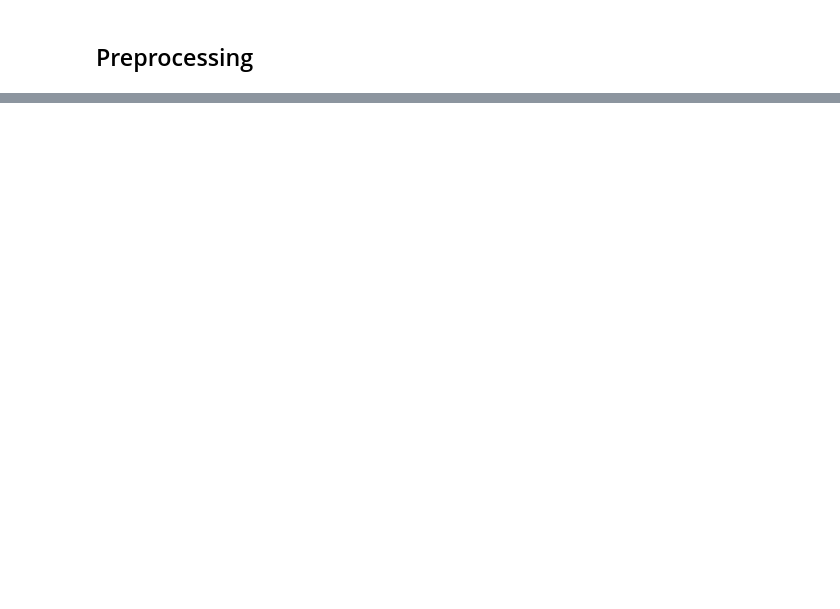
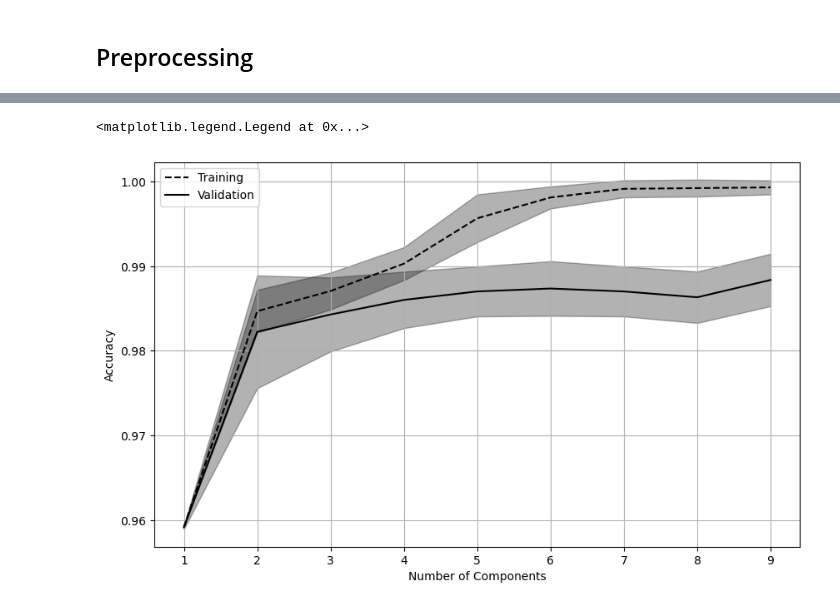
Before and after one commit to DerZ115/raman-pca, a Jupyter notebook: pca_lda.ipynb, the cells around one changed output, grey strips where cells are left out. Drawn from its saved outputs; the diff is of its cells as text; code cells hidden in the pictures; blank space fills up the shorter version.

```diff
--- a/pca_lda.ipynb
+++ b/pca_lda.ipynb
@@ -27,6 +43,7 @@ plt.rcParams['figure.dpi'] = 100
 # %%
 # Path where the data is stored
-data_path = "./data/rec_ecoli_S_12h.csv"
+data_path = "./data/sersitive daten/"
+name = "SERSitive Silver S"
 
 # Spectral range to analyze
 # Use 'None' to use the whole range'
@@ -77,15 +94,15 @@ clf = Pipeline(steps=[("pca", PCA()),
                       ("lda", LinearDiscriminantAnalysis())])
 
 p_grid = {
-    "pca__n_components": range(5, 6)
+    "pca__n_components": range(1, 10)
 }
 
 scoring = [
-    "accuracy",
-    "f1"
+    "accuracy"
 ]
 
-clf, ct_results, cv_results = randomized_cv(clf, X, y,
-                                            param_grid=p_grid,
-                                            ct_scoring=scoring,
-                                            n_jobs=-1)
+cv = CrossValidator(clf, p_grid,
+                    coef_func=lambda x: np.matmul(x[0].components_.T,
+                                                  x[1].scalings_),
+                    n_jobs=-1,
+                    feature_names=wns_reduced).fit(X, y)
@@ -135,0 +128,13 @@ ax.legend(loc="lower right")
+# %%
+cv_df = pd.DataFrame(cv.cv_results_)
+
+fig, ax = plt.subplots()
+plot_validation_curve(cv_df, ax=ax)
+
+ax.set_xlabel("Number of Components")
+ax.set_ylabel("Accuracy")
+ax.grid()
+ax.legend(loc="upper left")
+# %% [output]
+<matplotlib.legend.Legend at 0x...>
+[figure, added]
```
Also changed, not shown: parts of 19 cells of this notebook, 15 other files.
